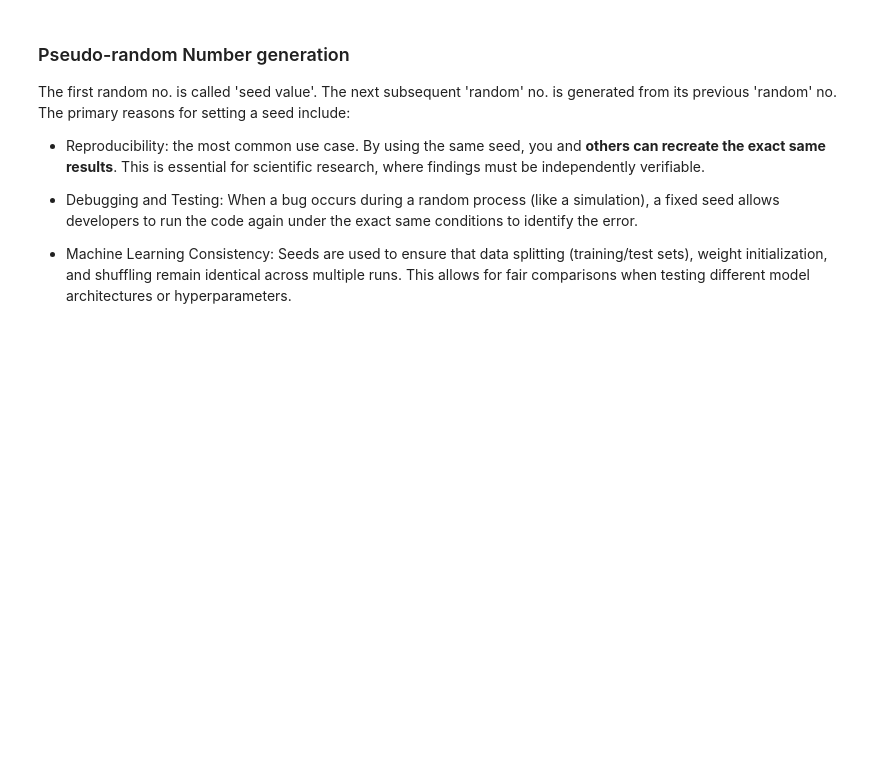
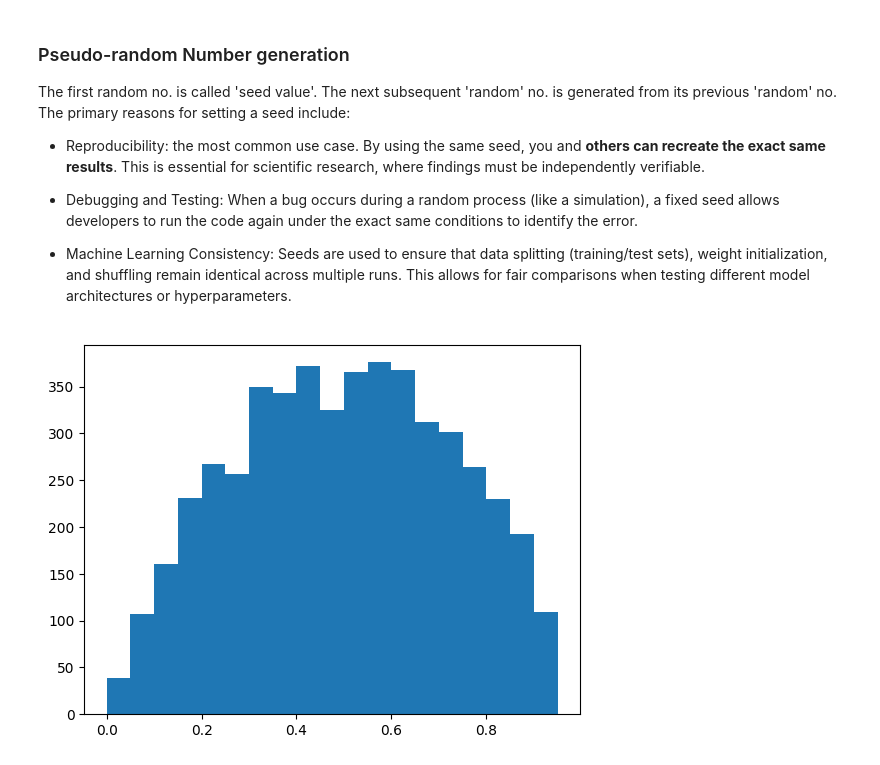
Before and after one commit to abhijeet-bhambere/python-ml-trail, a Jupyter notebook: sampling-in-python.ipynb, the cells around one changed output. Cells and saved outputs as stored; diff of their text form; code cells hidden in the pictures; blank space fills up the shorter version.

```diff
--- a/sampling-in-python.ipynb
+++ b/sampling-in-python.ipynb
@@ -25,3 +133,10 @@ The first random no. is called 'seed value'. The next subsequent 'random' no. is
 - Machine Learning Consistency: Seeds are used to ensure that data splitting (training/test sets), weight initialization, and shuffling remain identical across multiple runs. This allows for fair comparisons when testing different model architectures or hyperparameters.
 # %%
 import random
+# Setting the initial seed value - this will make the 'random' values reproducible
+np.random.seed(1)
+random_sample = np.random.beta(a=2, b=2, size=5000)
+plt.hist(random_sample, bins = np.arange(0,1,0.05))
+plt.show()
+# %% [output]
+[figure, added]
```
Also changed, not shown: parts of 27 cells of this notebook.
